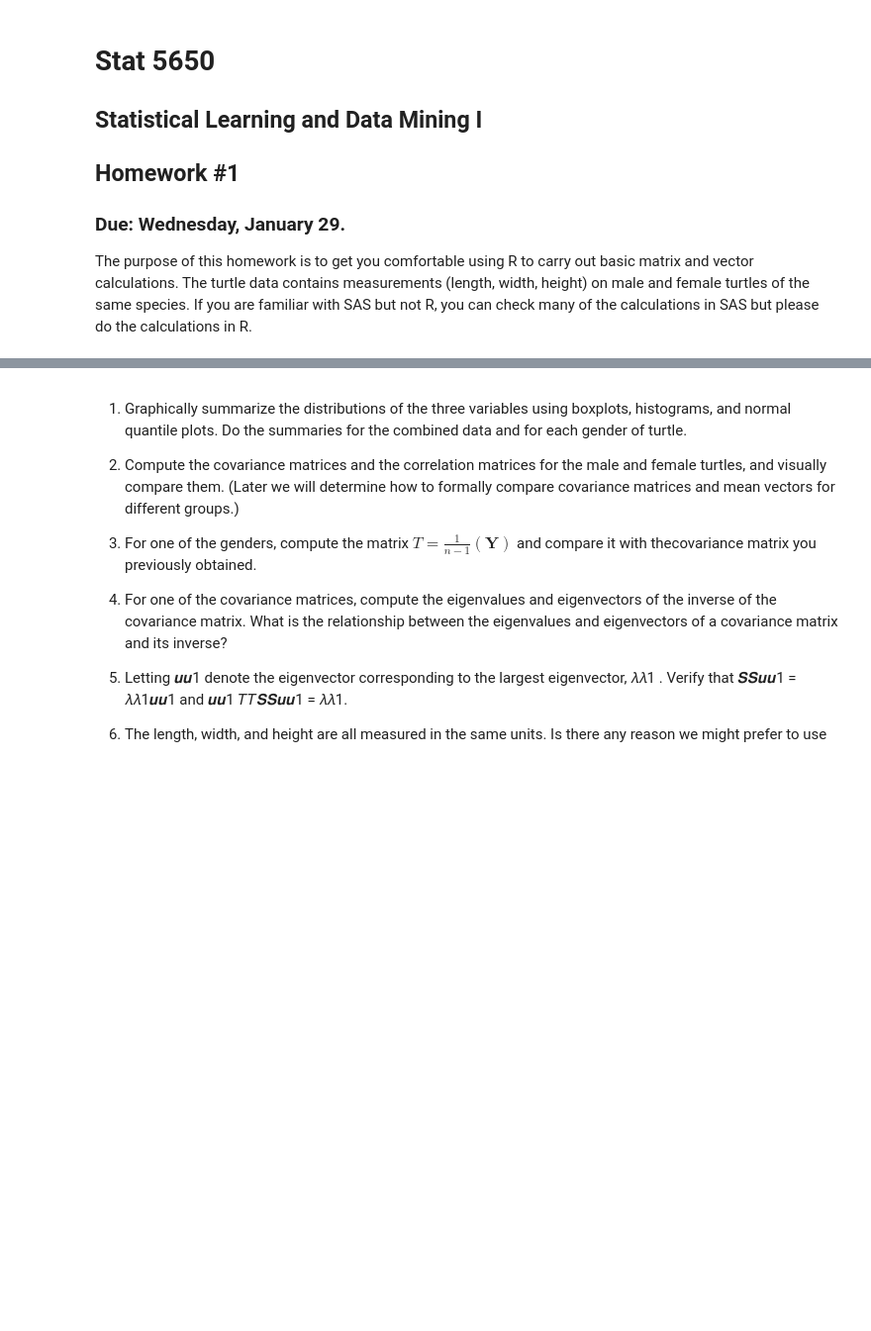
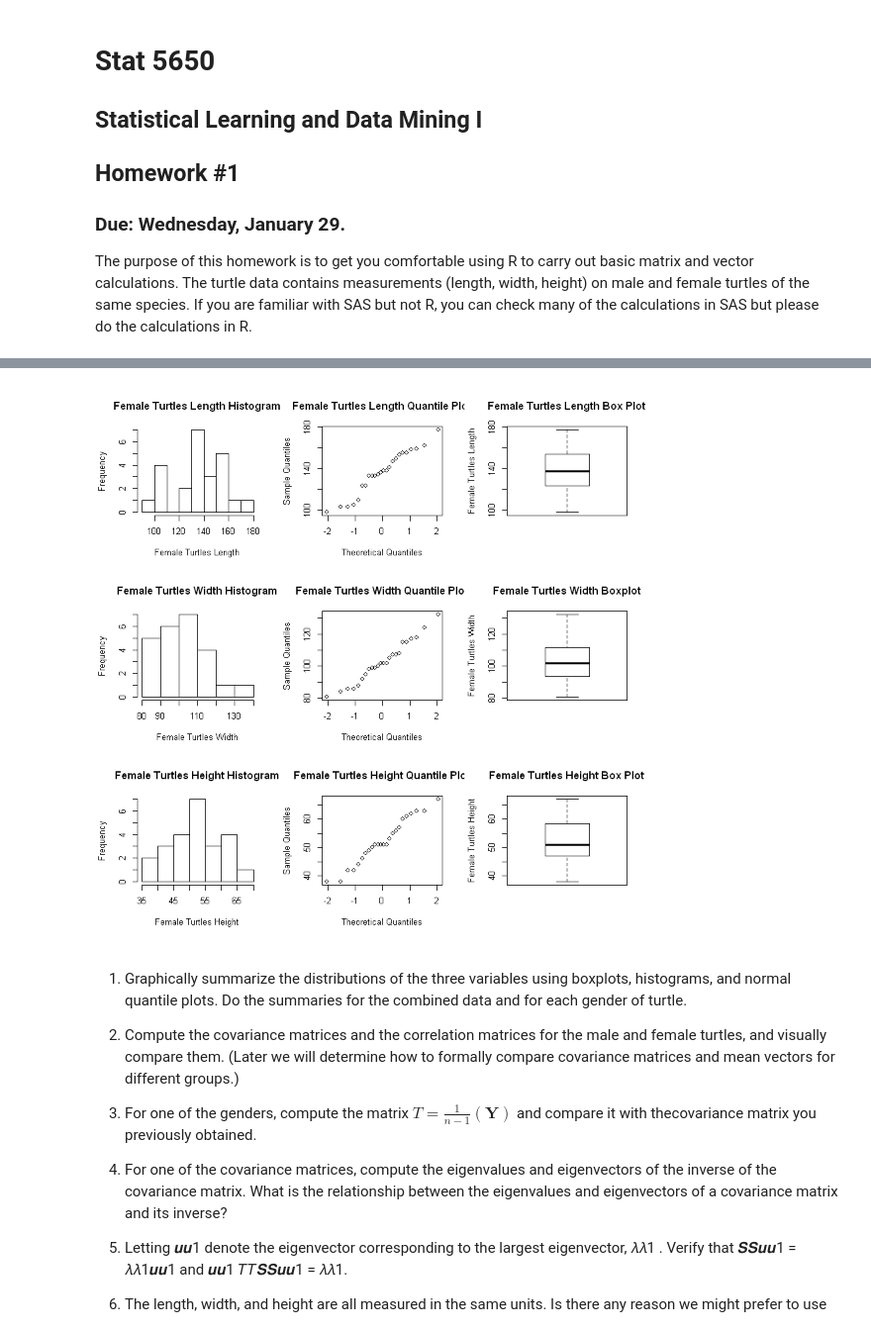
Before and after one commit to michael-huber2772/STAT5650, a Jupyter notebook: Assignments/Assignment1/Homework_1.ipynb, the cells around one changed output, grey strips where cells are left out. Shown at 99% size. Drawn from its saved outputs; the diff is of its cells as text; code cells hidden in the pictures; blank space fills up the shorter version.

```diff
--- a/Assignments/Assignment1/Homework_1.ipynb
+++ b/Assignments/Assignment1/Homework_1.ipynb
@@ -11,3 +76,31 @@ SAS but please do the calculations in R.
+# %%
+par(mfrow=c(3,3))
+hist(females$Length,
+     main = 'Female Turtles Length Histogram',
+     xlab = 'Female Turtles Length')
+qqnorm(females$Length,
+       main = 'Female Turtles Length Quantile Plot')
+boxplot(females$Length,
+        main = 'Female Turtles Length Box Plot',
+        ylab = 'Female Turtles Length')
+hist(females$Width,
+     main = 'Female Turtles Width Histogram',
+     xlab = 'Female Turtles Width')
+qqnorm(females$Width,
+       main = 'Female Turtles Width Quantile Plot')
+boxplot(females$Width,
+        main = 'Female Turtles Width Boxplot',
+        ylab = 'Female Turtles Width')
+hist(females$Height,
+     main = 'Female Turtles Height Histogram',
+     xlab = 'Female Turtles Height')
+qqnorm(females$Height,
+       main = 'Female Turtles Height Quantile Plot')
+boxplot(females$Height,
+        main = 'Female Turtles Height Box Plot',
+        ylab = 'Female Turtles Height')
+# %% [output]
+[figure, added]
 # %% [markdown]
 1. Graphically summarize the distributions of the three variables using boxplots, histograms,
 and normal quantile plots. Do the summaries for the combined data and for each gender of
```
Also changed, not shown: parts of 5 cells of this notebook, 1 other file.
